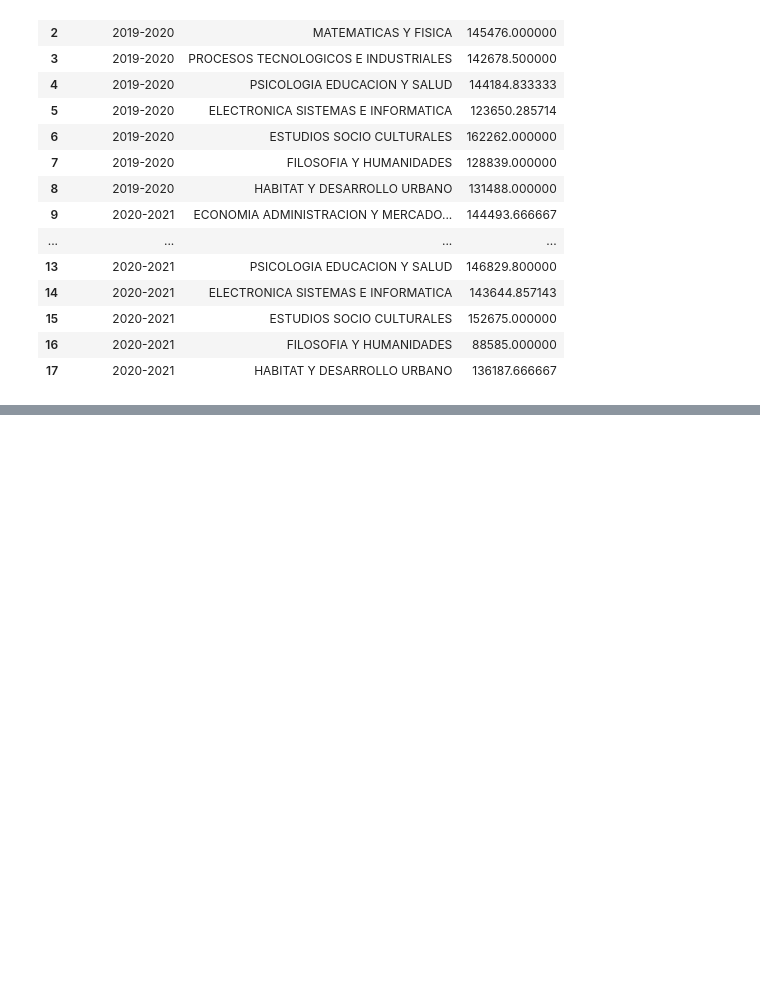
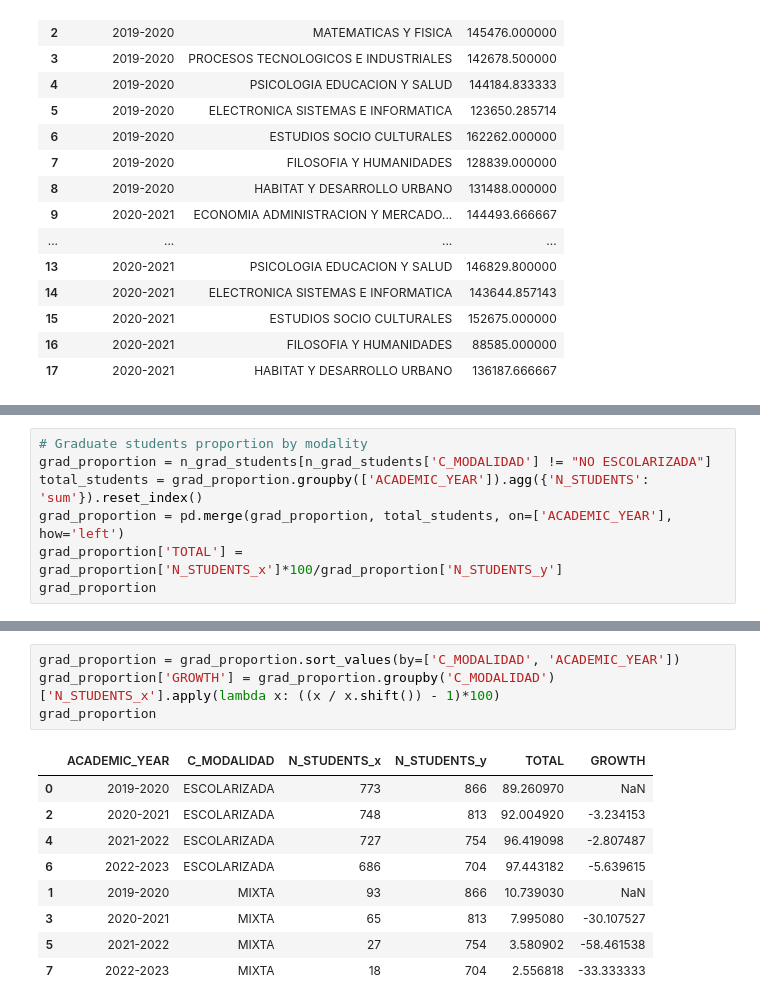
Before and after one commit to lvcruzh/data_challenge_ey, a Jupyter notebook: data_challenge.ipynb, the cells around one changed output, grey strips where cells are left out. Cells and saved outputs as stored; diff of their text form; blank space fills up the shorter version.

```diff
--- a/data_challenge.ipynb
+++ b/data_challenge.ipynb
@@ -524,0 +591,7 @@ grad_tuition
+# %%
+# Graduate students proportion by modality
+grad_proportion = n_grad_students[n_grad_students['C_MODALIDAD'] != "NO ESCOLARIZADA"]
+total_students = grad_proportion.groupby(['ACADEMIC_YEAR']).agg({'N_STUDENTS': 'sum'}).reset_index()
+grad_proportion = pd.merge(grad_proportion, total_students, on=['ACADEMIC_YEAR'], how='left')
+grad_proportion['TOTAL'] = grad_proportion['N_STUDENTS_x']*100/grad_proportion['N_STUDENTS_y']
+grad_proportion
@@ -524,0 +608,14 @@ grad_tuition
+# %%
+grad_proportion = grad_proportion.sort_values(by=['C_MODALIDAD', 'ACADEMIC_YEAR'])
+grad_proportion['GROWTH'] = grad_proportion.groupby('C_MODALIDAD')['N_STUDENTS_x'].apply(lambda x: ((x / x.shift()) - 1)*100)
+grad_proportion
+# %% [output]
+|  | ACADEMIC_YEAR | C_MODALIDAD | N_STUDENTS_x | N_STUDENTS_y | TOTAL | GROWTH |
+| 0 | 2019-2020 | ESCOLARIZADA | 773 | 866 | 89.260970 | NaN |
+| 2 | 2020-2021 | ESCOLARIZADA | 748 | 813 | 92.004920 | -3.234153 |
+| 4 | 2021-2022 | ESCOLARIZADA | 727 | 754 | 96.419098 | -2.807487 |
+| 6 | 2022-2023 | ESCOLARIZADA | 686 | 704 | 97.443182 | -5.639615 |
+| 1 | 2019-2020 | MIXTA | 93 | 866 | 10.739030 | NaN |
+| 3 | 2020-2021 | MIXTA | 65 | 813 | 7.995080 | -30.107527 |
+| 5 | 2021-2022 | MIXTA | 27 | 754 | 3.580902 | -58.461538 |
+| 7 | 2022-2023 | MIXTA | 18 | 704 | 2.556818 | -33.333333 |
```
Also changed, not shown: parts of 13 cells of this notebook, 1 other file.
